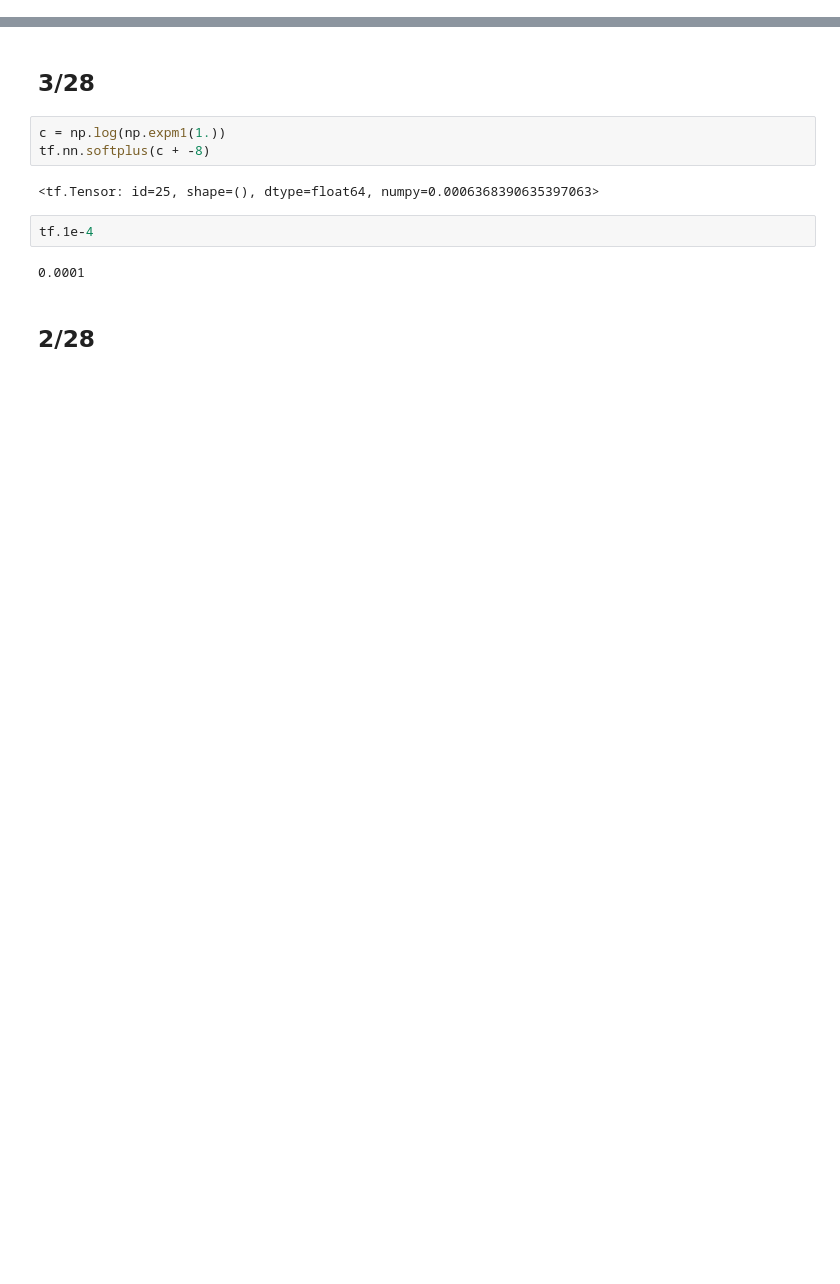
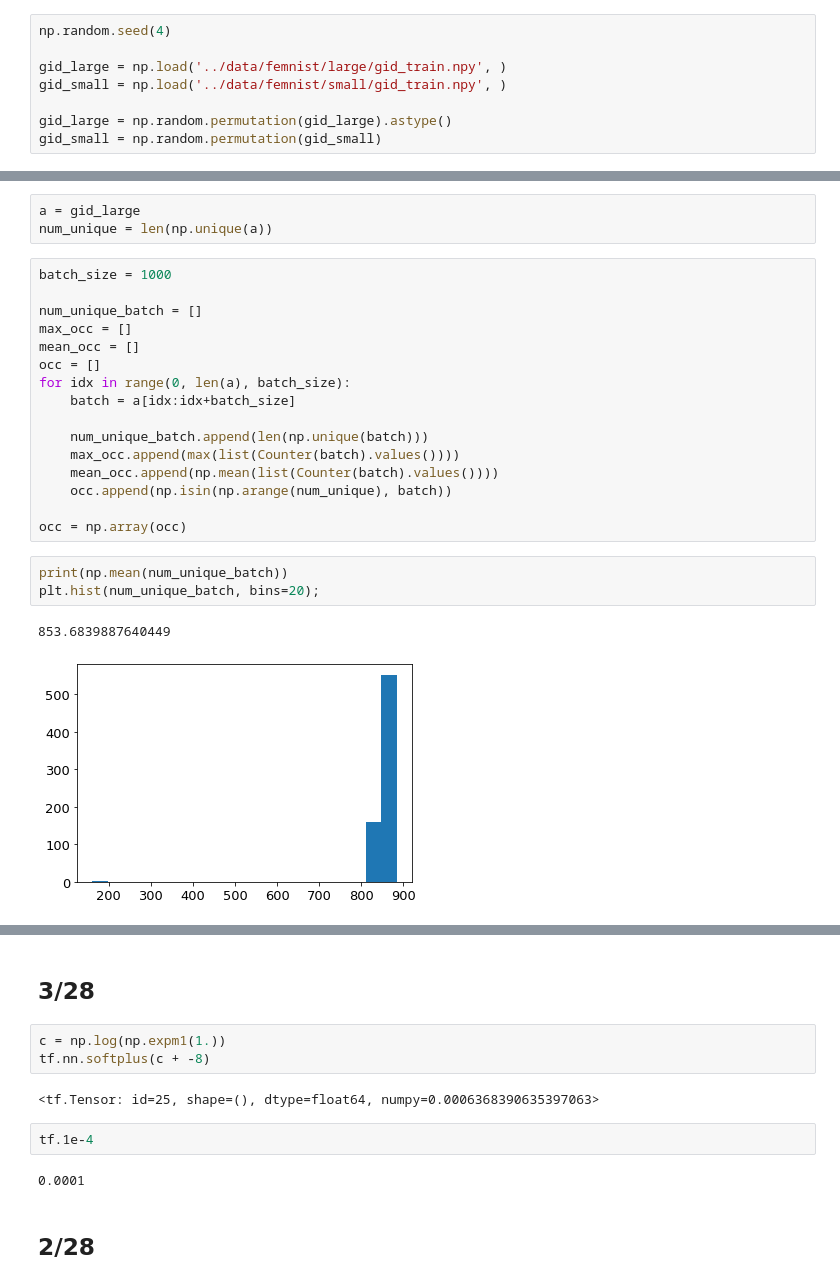
Before and after one commit to milesaturpin/latent-variable-nn, a Jupyter notebook: notebooks/scratch.ipynb, the cells around one changed output, grey strips where cells are left out. Saved outputs shown, nothing was run; the diff lists cells and outputs as text; blank space fills up the shorter version.

```diff
--- a/notebooks/scratch.ipynb
+++ b/notebooks/scratch.ipynb
@@ -6,0 +59,8 @@ tfd = tfp.distributions
+# %%
+np.random.seed(4)
+
+gid_large = np.load('../data/femnist/large/gid_train.npy', )
+gid_small = np.load('../data/femnist/small/gid_train.npy', )
+
+gid_large = np.random.permutation(gid_large).astype()
+gid_small = np.random.permutation(gid_small)
@@ -6,0 +71,25 @@ tfd = tfp.distributions
+# %%
+a = gid_large
+num_unique = len(np.unique(a))
+# %%
+batch_size = 1000
+
+num_unique_batch = []
+max_occ = []
+mean_occ = []
+occ = []
+for idx in range(0, len(a), batch_size):
+    batch = a[idx:idx+batch_size]
+
+    num_unique_batch.append(len(np.unique(batch)))
+    max_occ.append(max(list(Counter(batch).values())))
+    mean_occ.append(np.mean(list(Counter(batch).values())))
+    occ.append(np.isin(np.arange(num_unique), batch))
+
+occ = np.array(occ)
+# %%
+print(np.mean(num_unique_batch))
+plt.hist(num_unique_batch, bins=20);
+# %% [output]
+853.6839887640449
+[figure, added]
```
Also changed, not shown: parts of 46 cells of this notebook.
